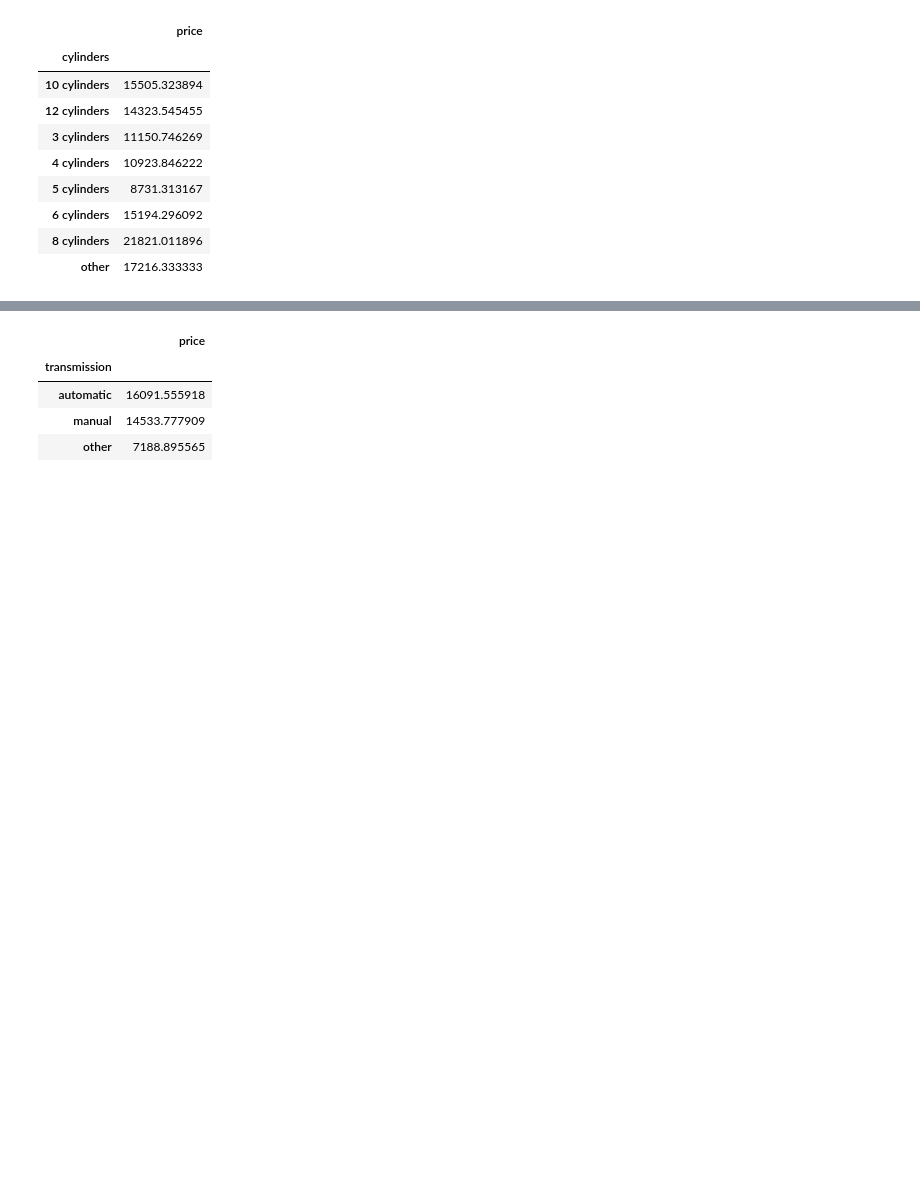
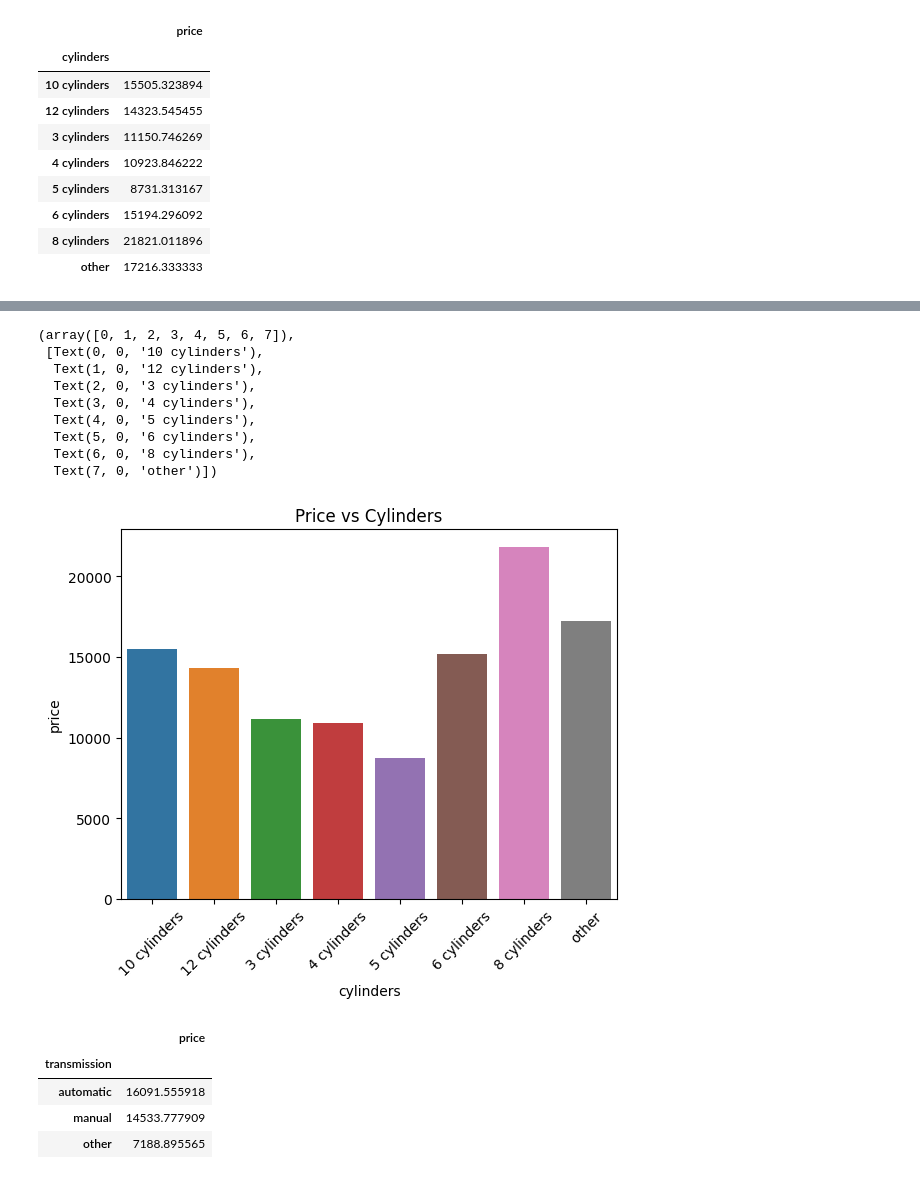
Before and after one commit to RezaP117/practicalapp2, a Jupyter notebook: prompt_II.ipynb, the cells around one changed output, grey strips where cells are left out. Saved outputs shown, nothing was run; the diff lists cells and outputs as text; code cells hidden in the pictures; blank space fills up the shorter version.

```diff
--- a/prompt_II.ipynb
+++ b/prompt_II.ipynb
@@ -226,5 +232,8 @@ cars_price_vs_cyls
 | 8 cylinders | 21821.011896 |
 | other | 17216.333333 |
 # %%
-px.bar(cars_price_vs_cyls, x = cars_price_vs_cyls.index, y = "price", title = "Price vs Cylinders" )
+#px.bar(cars_price_vs_cyls, x = cars_price_vs_cyls.index, y = "price", title = "Price vs Cylinders" )
+sns.barplot(cars_price_vs_cyls, x = cars_price_vs_cyls.index, y = "price")
+plt.title("Price vs Cylinders")
+plt.xticks(rotation = 45)
 # %% [output]
@@ -232,3 +240,13 @@ px.bar(cars_price_vs_cyls, x = cars_price_vs_cyls.index, y = "price", title = "P
+(array([0, 1, 2, 3, 4, 5, 6, 7]),
+ [Text(0, 0, '10 cylinders'),
+  Text(1, 0, '12 cylinders'),
+  Text(2, 0, '3 cylinders'),
+  Text(3, 0, '4 cylinders'),
+  Text(4, 0, '5 cylinders'),
+  Text(5, 0, '6 cylinders'),
+  Text(6, 0, '8 cylinders'),
+  Text(7, 0, 'other')])
+[figure, added]
 # %%
 cars_price_vs_ts = cars_df_cleaned.groupby("transmission")[["price"]].mean()
 cars_price_vs_ts
```
Also changed, not shown: parts of 11 cells of this notebook.
